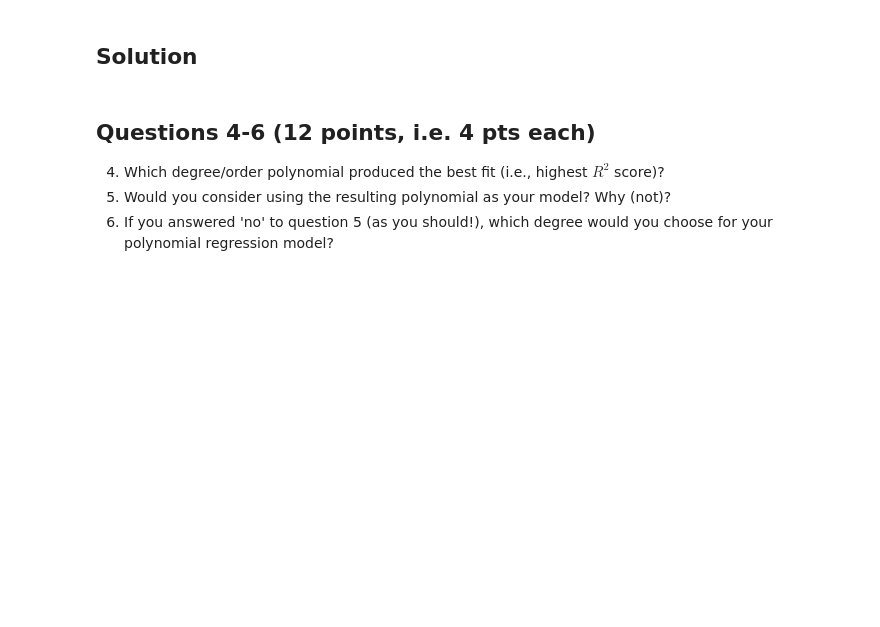
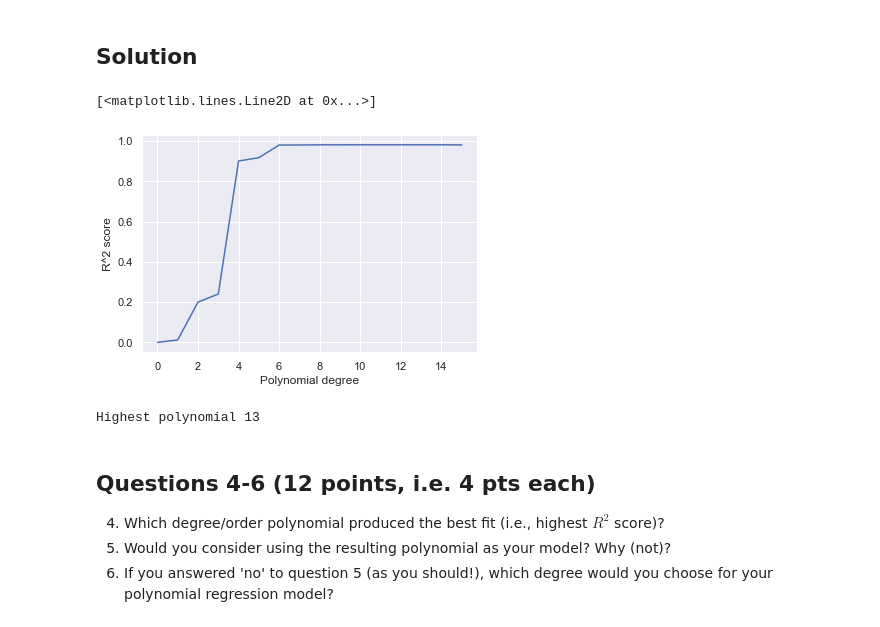
Before and after one commit to AdamCorbinFAUPhD/CAP5768-Intro-to-Data-Science, a Jupyter notebook: assignment_6/CAP5768_Assignment6_Corbin_Adam.ipynb, the cells around one changed output. Cells and saved outputs as stored; diff of their text form; code cells hidden in the pictures; blank space fills up the shorter version.

```diff
--- a/assignment_6/CAP5768_Assignment6_Corbin_Adam.ipynb
+++ b/assignment_6/CAP5768_Assignment6_Corbin_Adam.ipynb
@@ -357,3 +354,28 @@ Hint: If you plot the score against the degree/order of the polynomial, you shou
+# %%
+def compute_r_baised_on_poly_degree(poly_degree):
+    poly_model = make_pipeline(PolynomialFeatures(poly_degree),
+                               LinearRegression())
+
+    rng = np.random.RandomState(1)
+    x = 10 * rng.rand(100)
+    y = np.sin(x) + 0.1 * rng.randn(100)
+    poly_model.fit(x[:, np.newaxis], y)
+    return poly_model.score(x[:, np.newaxis], y)
+# %%
+r_values = []
+for degree in range(16):
+    r_values.append(compute_r_baised_on_poly_degree(degree))
+
+_ = plt.xlabel('Polynomial degree')
+_ = plt.ylabel('R^2 score')
+plt.plot(r_values)
+# %% [output]
+[<matplotlib.lines.Line2D at 0x...>]
+[figure, added]
+# %%
+print("Highest polynomial", r_values.index(max(r_values)))
+# %% [output]
+Highest polynomial 13
 # %% [markdown]
 ## Questions 4-6 (12 points, i.e. 4 pts each)
 
```
Also changed, not shown: parts of 16 cells of this notebook.
